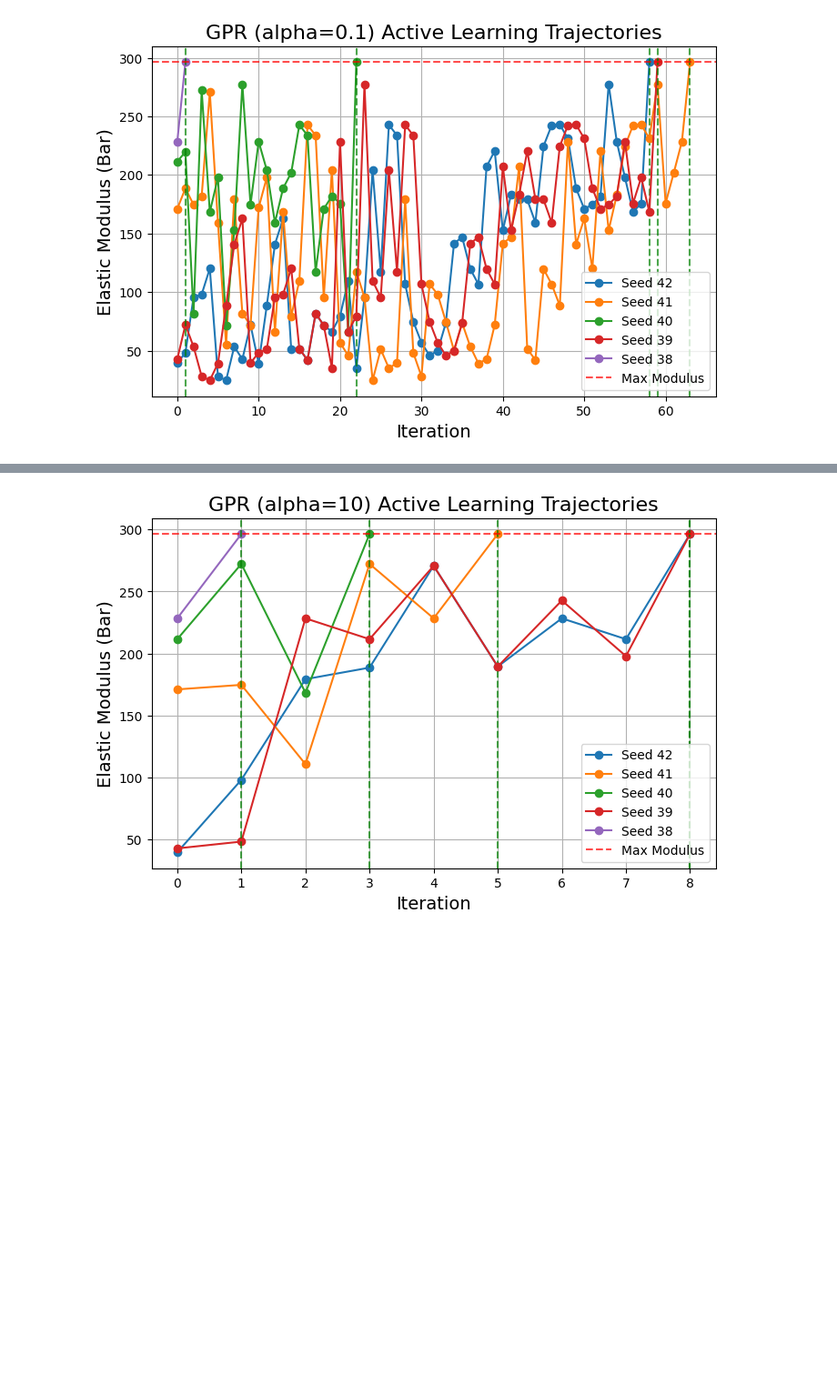
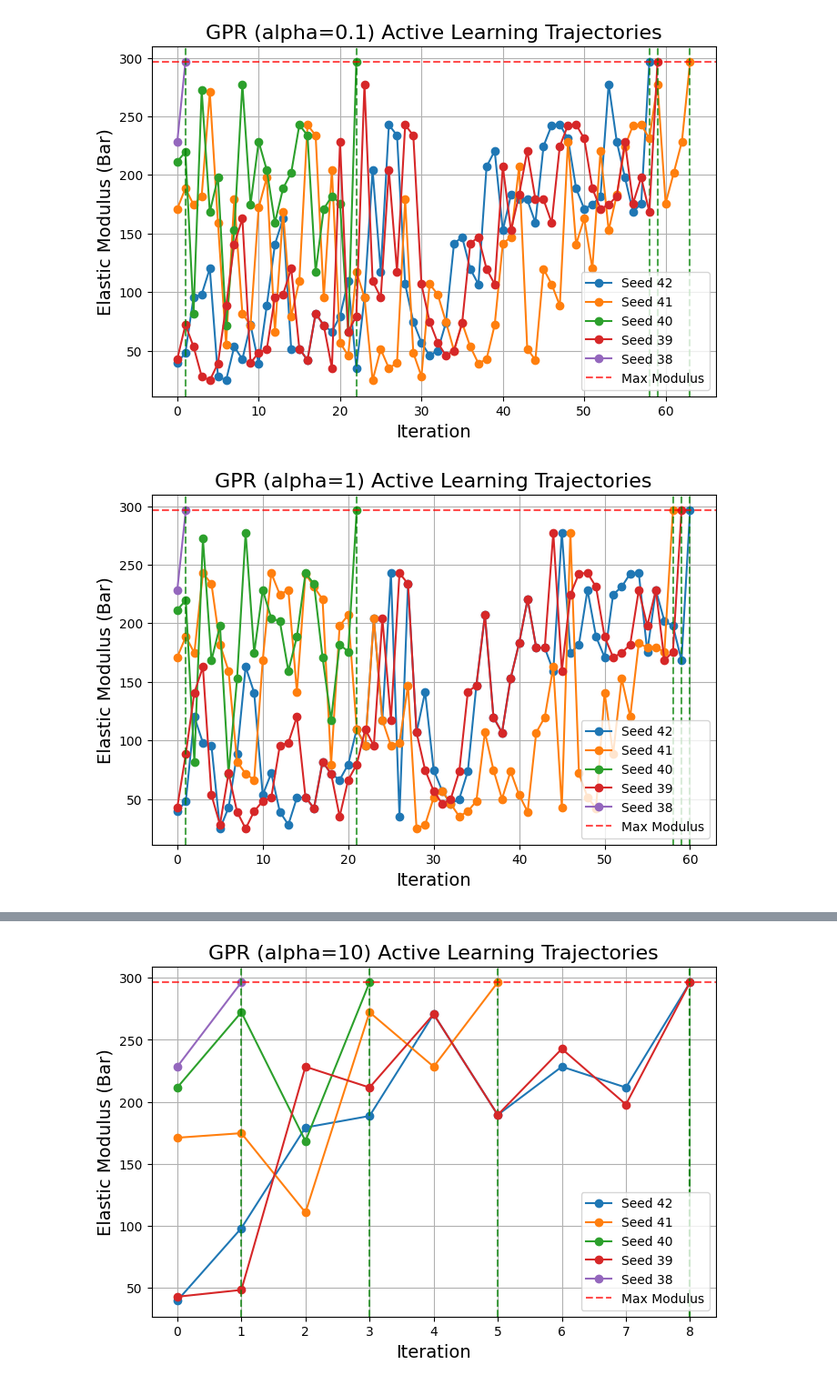
Before and after one commit to Toniaac/hte-data-processing, a Jupyter notebook: Active Learning.ipynb, the cells around one changed output, grey strips where cells are left out. Shown at 91% size. Cells and saved outputs as stored; diff of their text form; code cells hidden in the pictures; blank space fills up the shorter version.

```diff
--- a/Active Learning.ipynb
+++ b/Active Learning.ipynb
@@ -1361,3 +1349,13 @@ gpr01_randomseed38 = pd.read_csv("gpr_experiment_trajectory_alpha0.1_seed38.csv"
 plot_multiple_trajectories([gpr01_randomseed42, gpr01_randomseed41, gpr01_randomseed40, gpr01_randomseed39, gpr01_randomseed38], labels=["Seed 42", "Seed 41", "Seed 40", "Seed 39", "Seed 38"], title="GPR (alpha=0.1)")
 # %% [output]
 [figure]
+# %%
+gpr1_randomseed42 = pd.read_csv("gpr_experiment_trajectory_alpha1_seed42.csv")
+gpr1_randomseed41 = pd.read_csv("gpr_experiment_trajectory_alpha1_seed41.csv")
+gpr1_randomseed40 = pd.read_csv("gpr_experiment_trajectory_alpha1_seed40.csv")
+gpr1_randomseed39 = pd.read_csv("gpr_experiment_trajectory_alpha1_seed39.csv")
+gpr1_randomseed38 = pd.read_csv("gpr_experiment_trajectory_alpha1_seed38.csv")
+
+plot_multiple_trajectories([gpr1_randomseed42, gpr1_randomseed41, gpr1_randomseed40, gpr1_randomseed39, gpr1_randomseed38], labels=["Seed 42", "Seed 41", "Seed 40", "Seed 39", "Seed 38"], title="GPR (alpha=1)")
+# %% [output]
+[figure, added]
```
Also changed, not shown: parts of 12 cells of this notebook, 50 other files.
